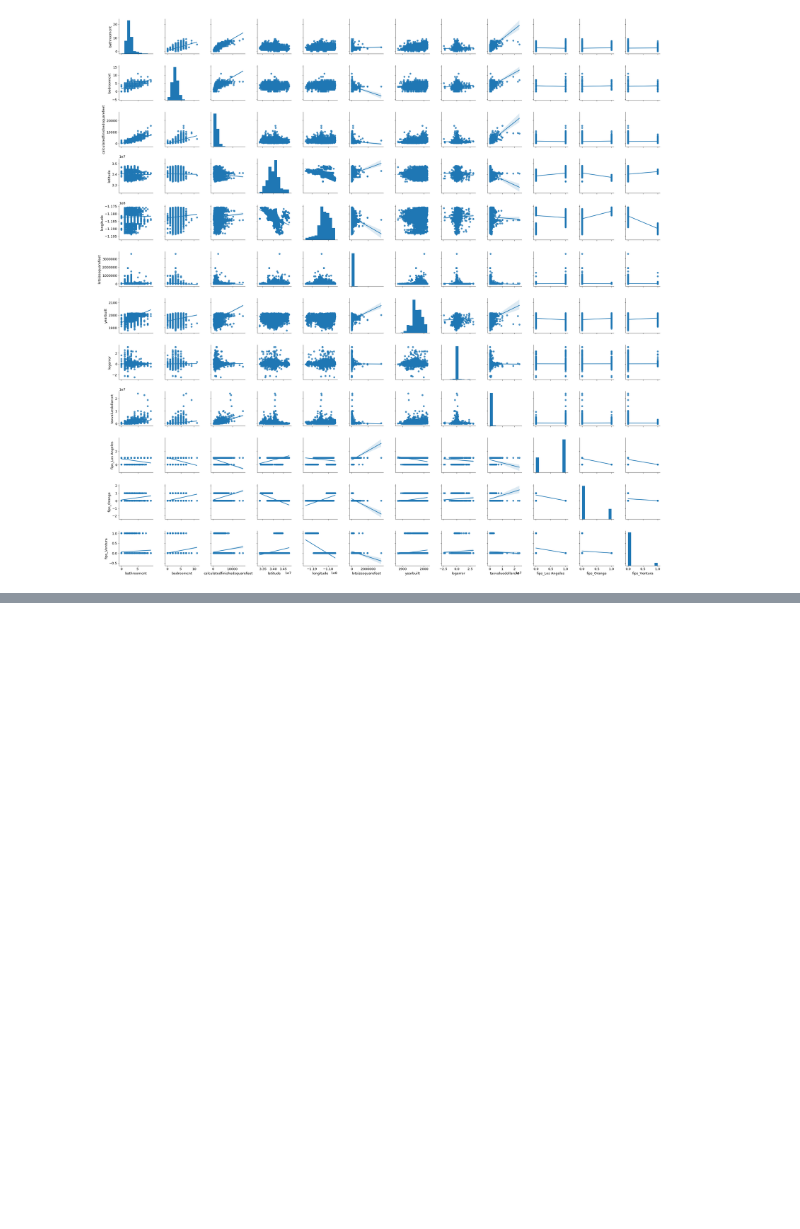
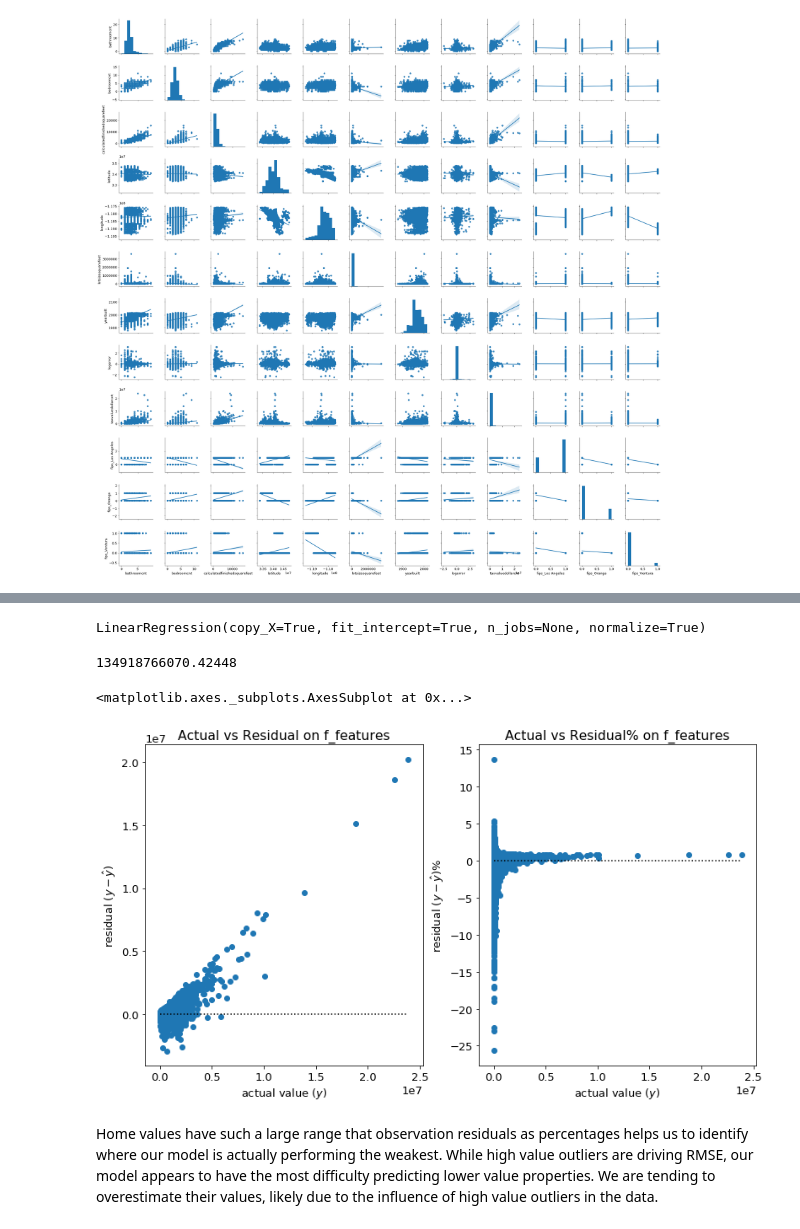
Before and after one commit to Estimating-Home-Value/Predicting-Tax-Assessed-Home-Values, a Jupyter notebook: model.ipynb, the cells around one changed output, grey strips where cells are left out. Drawn from its saved outputs; the diff is of its cells as text; code cells hidden in the pictures; blank space fills up the shorter version.

Commit message:
Completed model.ipynb - sketchpads are combined into single document with comments and markdown discussion

```diff
--- a/model.ipynb
+++ b/model.ipynb
@@ -1025,0 +1309,5 @@ sns.pairplot(train, kind='reg')
+# %%
+# Create X_train_scaled for f_features and rfe_features
+
+X_train_scaled_f = X_train_scaled[f_features]
+X_train_scaled_rfe = X_train_scaled[rfe_features]
@@ -1025,0 +1343,15 @@ sns.pairplot(train, kind='reg')
+# %%
+def plot_residuals_percentage(actual, predicted, feature):
+    """
+    Returns the scatterplot of actural y in horizontal axis and residuals in vertical axis
+    Parameters: actural y(df.se), predicted y(df.se), feature(str)
+    Prerequisite: call function evaluate_slr
+    """
+    residuals = actual - predicted
+    residuals_percentage = residuals/actual
+    plt.hlines(0, actual.min(), actual.max(), ls=':')
+    plt.scatter(actual, residuals_percentage)
+    plt.ylabel('residual ($y - \hat{y}$)%')
+    plt.xlabel('actual value ($y$)')
+    plt.title(f'Actual vs Residual% on {feature}')
+    return plt.gca()
@@ -1025,0 +1362,30 @@ sns.pairplot(train, kind='reg')
+# %%
+# Create lm object
+
+lm2 = LinearRegression(normalize=True)
+lm2
+# %% [output]
+LinearRegression(copy_X=True, fit_intercept=True, n_jobs=None, normalize=True)
+# %%
+# Fit train dataset with f_features, predict and calculate the lm_rmse
+
+lm_f = lm2.fit(X_train_scaled_f, y_train)
+lm_pred_f = lm_f.predict(X_train_scaled_f)
+lm_rmse_f = mean_squared_error(y_train, lm_pred_f)**1/2
+
+lm_rmse_f
+# %% [output]
+134918766070.42448
+# %%
+# Residual plot
+
+plt.subplot(121)
+plot_residuals(y_train, lm_pred_f, 'f_features')
+
+plt.subplot(122)
+plot_residuals_percentage(y_train, lm_pred_f, 'f_features')
+# %% [output]
+<matplotlib.axes._subplots.AxesSubplot at 0x...>
+[figure, added]
+# %% [markdown]
+Home values have such a large range that observation residuals as percentages helps us to identify where our model is actually performing the weakest. While high value outliers are driving RMSE, our model appears to have the most difficulty predicting lower value properties. We are tending to overestimate their values, likely due to the influence of high value outliers in the data.
```
Also changed, not shown: parts of 116 cells of this notebook.
